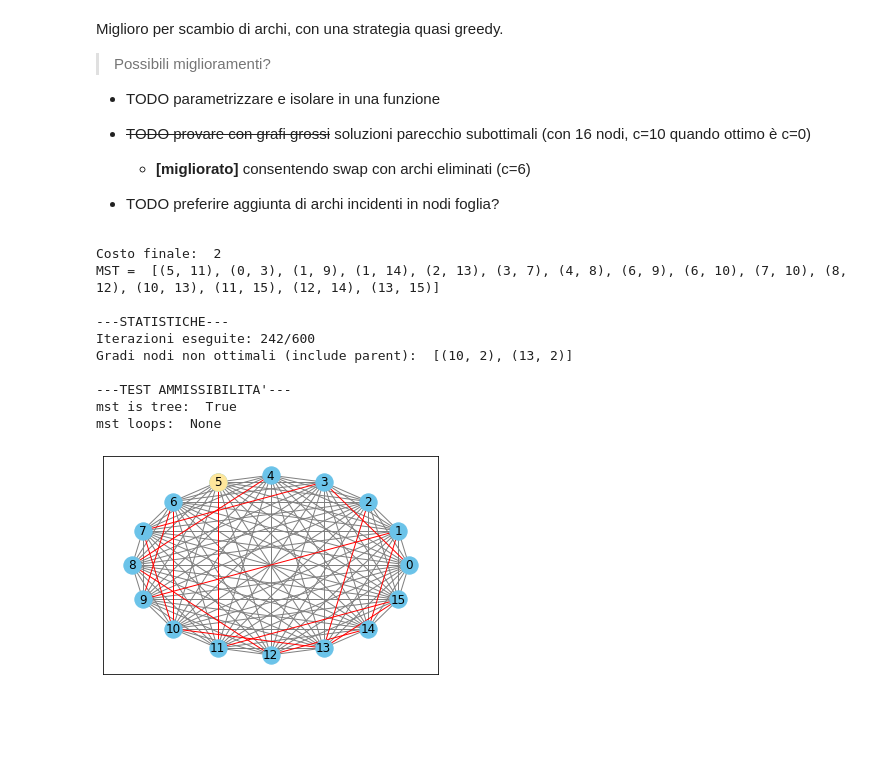
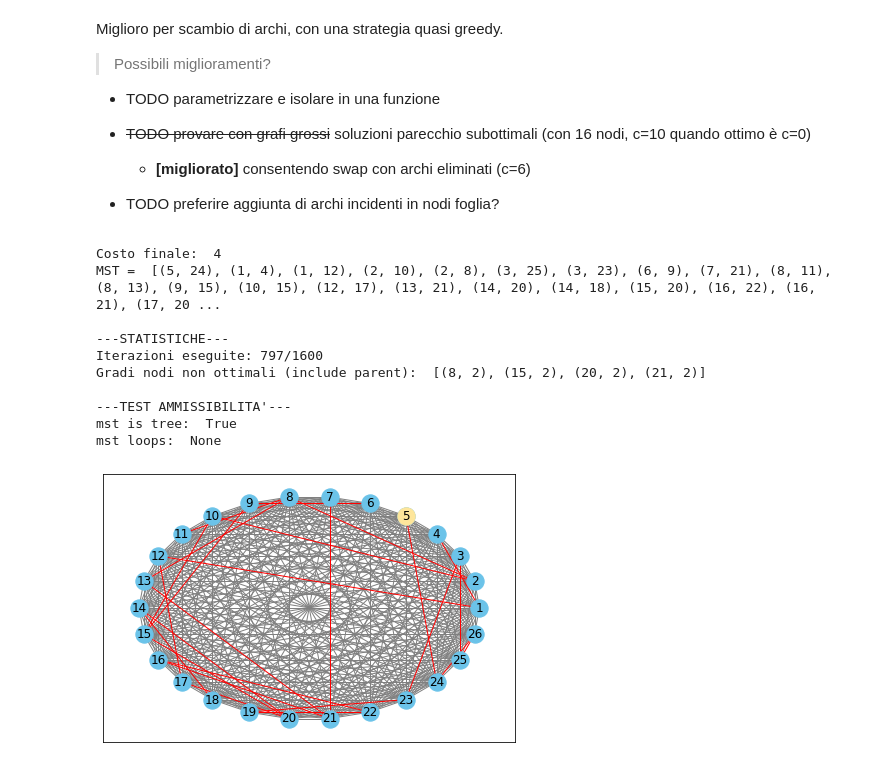
Before and after one commit to floysh/OR-project, a Jupyter notebook: progetto.ipynb, the cells around one changed output. Cells and saved outputs as stored; diff of their text form; code cells hidden in the pictures; blank space fills up the shorter version.

```diff
--- a/progetto.ipynb
+++ b/progetto.ipynb
@@ -28,10 +29,9 @@ MAX_NODES = 16
 
 # TODO importa grafo da file
 
-GRAPH_GENERATOR = "NX_COMPLETE_GRAPH"
 
 # Grafo di test
-if not "GRAPH_GENERATOR" in globals():
+if not "GRAPH_GENERATOR" in globals() or GRAPH_GENERATOR="CUSTOM":
     G = nx.Graph()
     G.add_nodes_from([
         x for x in range(1, MAX_NODES+1)
@@ -65,6 +65,7 @@ else :
             G = nx.graph_atlas(1269)
 
 # Prepara directory in cui salvare i rendering
+OUT_DIR = os.path.join(os.getcwd(),OUT_DIR)
 if not os.path.exists(OUT_DIR):
     os.makedirs(OUT_DIR)
 # %%
@@ -99,6 +100,13 @@ def draw_graph(graph, MST=nx.empty_graph(), root_node=None):
 
     # Draw labels
     nx.draw_networkx_labels(graph,pos)
+
+
+
+def save_figure(name, format="svg"):
+    filename = "{}.{}".format(name,format)
+    plt.tight_layout(pad=1)
+    plt.savefig(os.path.join(OUT_DIR,filename), bbox_inches='tight', format=format, dpi=600, transparent=True)
 # %%
 # Funzione obiettivo
 
@@ -161,7 +169,7 @@ cost:  3
 # PARAMETRI RICERCA
 ROOT_NODE = 5
 
-MAX_ITER = 600
+MAX_ITER = 1600
 DEBUG_IMPROVEMENT = False
 # %%
 next_visit = list(G.adj[ROOT_NODE])
@@ -274,7 +282,8 @@ if DEBUG_IMPROVEMENT:
     plt.figure(0)
     plt.title("Initial")
     draw_graph(G, mst, root_node=ROOT_NODE)
-    plt.savefig( os.path.join(OUT_DIR, 'iter_{}'.format(k)) )
+    if "SAVE_STEPS_GRAPH" in globals() and SAVE_STEPS_GRAPH:
+        plt.savefig( os.path.join(OUT_DIR, "debug_Steps",'iter_{}'.format(k)) )
 
 #draw_graph(outer_G, root_node=ROOT_NODE)
 
@@ -317,7 +326,8 @@ while len(candidates) > 0 and iter < MAX_ITER:
             fig = plt.figure(k)
             plt.title("add: {}, remove: {}".format(new_e, ce))
             draw_graph(G, mst, root_node=ROOT_NODE )
-            plt.savefig(os.path.join(OUT_DIR,'iter_{}'.format(k)))
+            if "SAVE_STEPS_GRAPH" in globals() and SAVE_STEPS_GRAPH:
+                plt.savefig(os.path.join(OUT_DIR,"debug_Steps",'iter_{}'.format(k)))
             print("remove: ", ce)
 
         cost_after = cost(mst, ROOT_NODE)
@@ -358,39 +368,39 @@ while len(candidates) > 0 and iter < MAX_ITER:
 # PRINT RESULTS
 print("Costo finale: ", cost(mst, ROOT_NODE))
 print("MST = ",mst.edges)
 draw_graph(G, mst, ROOT_NODE)
-plt.savefig(os.path.join(OUT_DIR,'iter_final'), format="svg")
+save_figure(name="final")
 
 print("")
 print("---STATISTICHE---")
 print("Iterazioni eseguite: {}/{}".format(iter,MAX_ITER))
 print("Gradi nodi non ottimali (include parent): ",[(n,x-1) for (n,x) in mst.degree() if x > 2])
 
 
 
 print("")
 print("---TEST AMMISSIBILITA'---")
 
 print("mst is tree: ",nx.is_tree(mst))
 
 try:
     cycletest = nx.algorithms.cycles.find_cycle(mst, orientation="ignore")
 except:
     cycletest = None
 finally:
     print("mst loops: ", cycletest)
 # %% [output]
-Costo finale:  2
-MST =  [(5, 11), (0, 3), (1, 9), (1, 14), (2, 13), (3, 7), (4, 8), (6, 9), (6, 10), (7, 10), (8, 12), (10, 13), (11, 15), (12, 14), (13, 15)]
+Costo finale:  4
+MST =  [(5, 24), (1, 4), (1, 12), (2, 10), (2, 8), (3, 25), (3, 23), (6, 9), (7, 21), (8, 11), (8, 13), (9, 15), (10, 15), (12, 17), (13, 21), (14, 20), (14, 18), (15, 20), (16, 22), (16, 21), (17, 20 ...
 
 ---STATISTICHE---
-Iterazioni eseguite: 242/600
-Gradi nodi non ottimali (include parent):  [(10, 2), (13, 2)]
+Iterazioni eseguite: 797/1600
+Gradi nodi non ottimali (include parent):  [(8, 2), (15, 2), (20, 2), (21, 2)]
 
 ---TEST AMMISSIBILITA'---
 mst is tree:  True
 mst loops:  None
-[figure, old version]
+[figure, new version]
 # %%
 # TEST TEST TEST
 KG = nx.minimum_spanning_tree(G, algorithm="kruskal")
```
Also changed, not shown: parts of 4 cells of this notebook.
